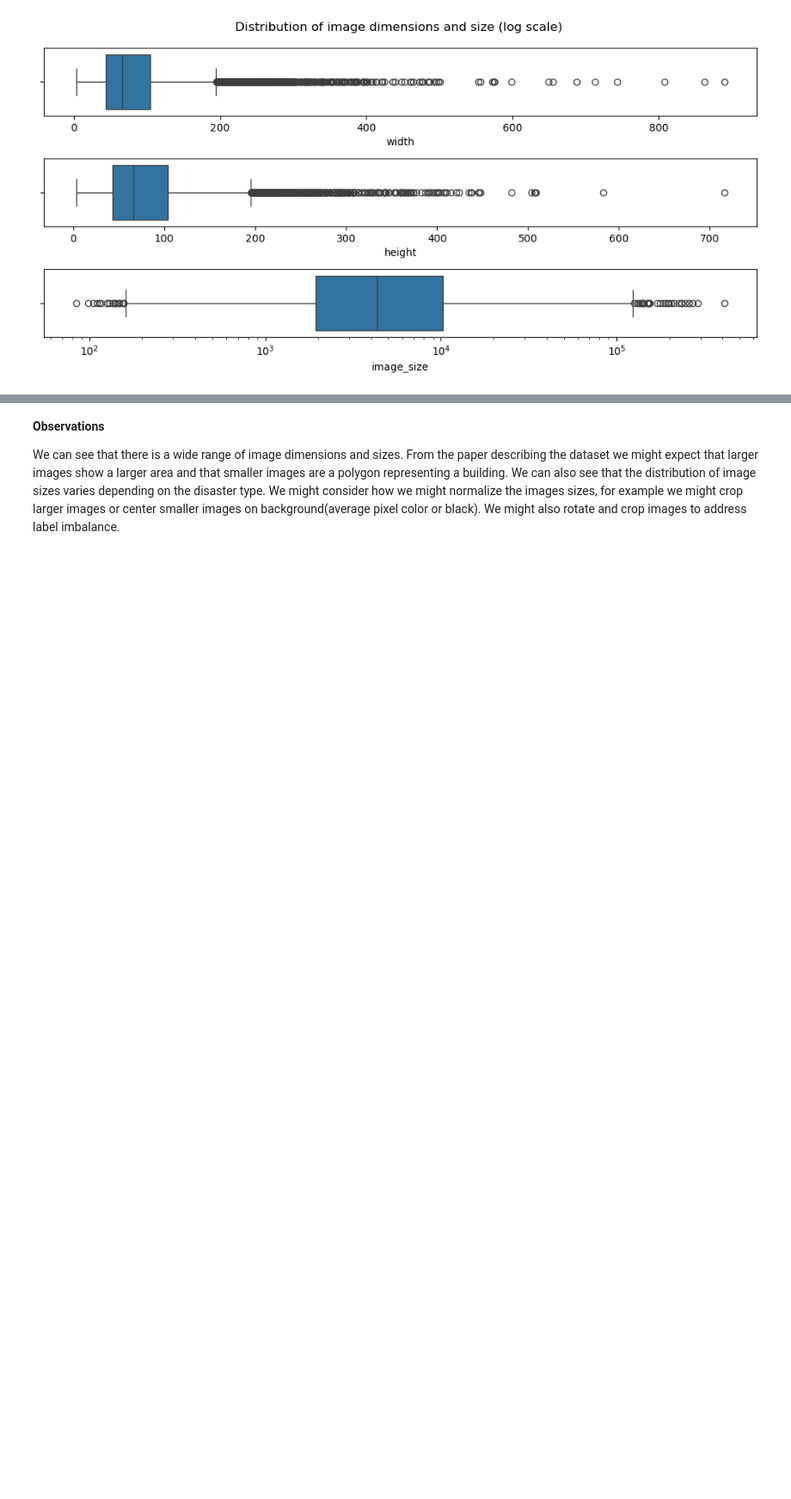
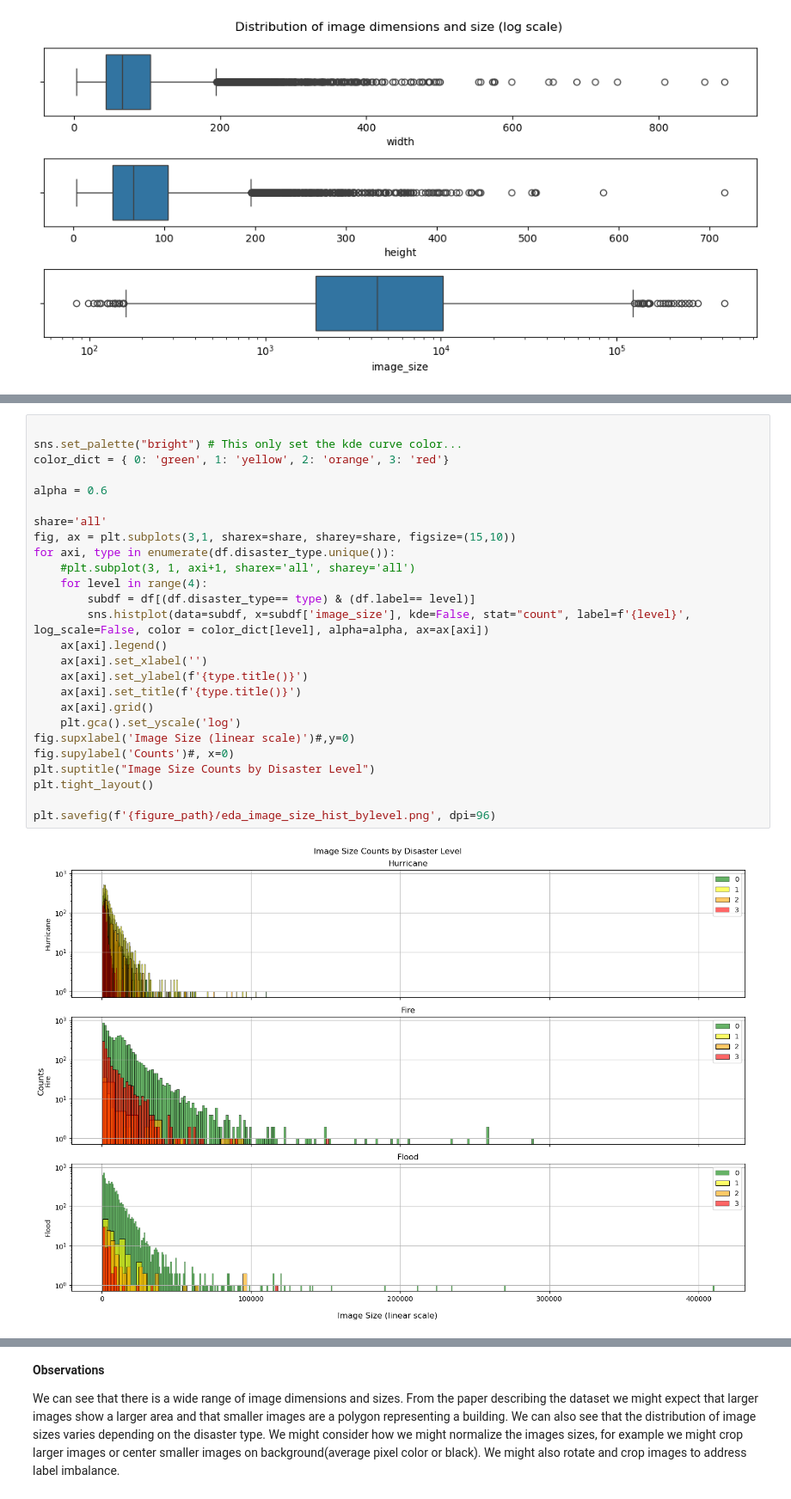
Before and after one commit to fractalclockwork/Data200, a Jupyter notebook: Source/Checkpoint_1_EDA.ipynb, the cells around one changed output, grey strips where cells are left out. Shown at 86% size. Drawn from its saved outputs; the diff is of its cells as text; blank space fills up the shorter version.

```diff
--- a/Source/Checkpoint_1_EDA.ipynb
+++ b/Source/Checkpoint_1_EDA.ipynb
@@ -369,0 +400,28 @@ plt.savefig(f'{figure_path}/eda_image_size_box.png', dpi=96)
+# %%
+
+sns.set_palette("bright") # This only set the kde curve color...
+color_dict = { 0: 'green', 1: 'yellow', 2: 'orange', 3: 'red'}
+
+alpha = 0.6
+
+share='all'
+fig, ax = plt.subplots(3,1, sharex=share, sharey=share, figsize=(15,10))
+for axi, type in enumerate(df.disaster_type.unique()):
+    #plt.subplot(3, 1, axi+1, sharex='all', sharey='all')
+    for level in range(4):
+        subdf = df[(df.disaster_type== type) & (df.label== level)]
+        sns.histplot(data=subdf, x=subdf['image_size'], kde=False, stat="count", label=f'{level}', log_scale=False, color = color_dict[level], alpha=alpha, ax=ax[axi])
+    ax[axi].legend()
+    ax[axi].set_xlabel('')
+    ax[axi].set_ylabel(f'{type.title()}')
+    ax[axi].set_title(f'{type.title()}')
+    ax[axi].grid()
+    plt.gca().set_yscale('log')
+fig.supxlabel('Image Size (linear scale)')#,y=0)
+fig.supylabel('Counts')#, x=0)
+plt.suptitle("Image Size Counts by Disaster Level")
+plt.tight_layout()
+
+plt.savefig(f'{figure_path}/eda_image_size_hist_bylevel.png', dpi=96)
+# %% [output]
+[figure, added]
```
Also changed, not shown: parts of 6 cells of this notebook, 6 other files.
